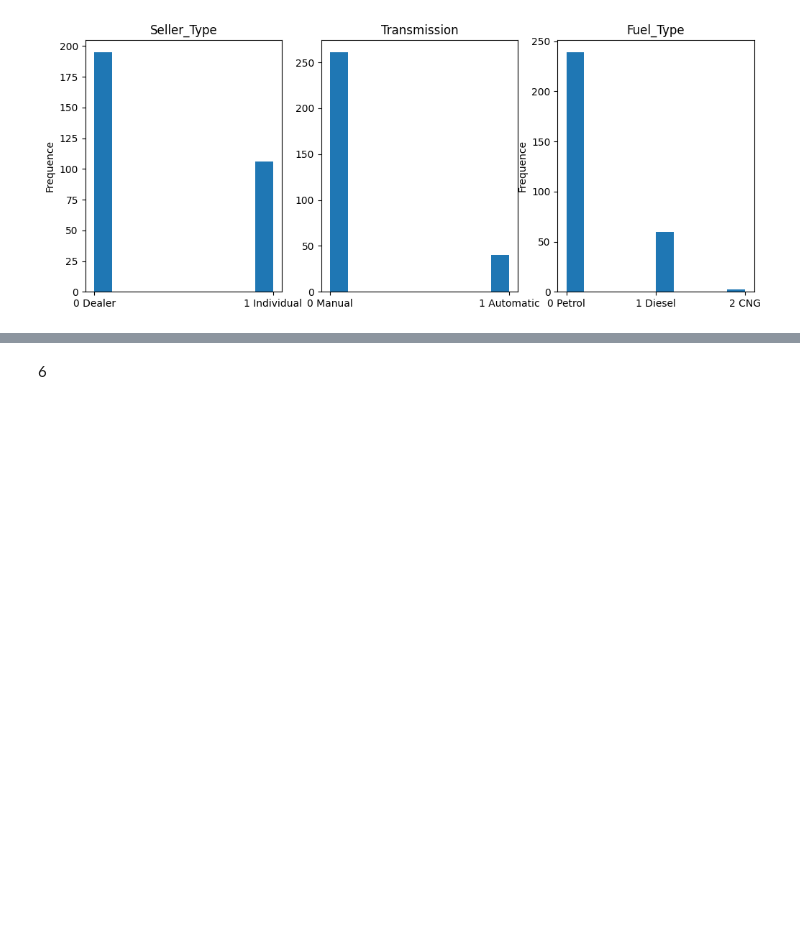
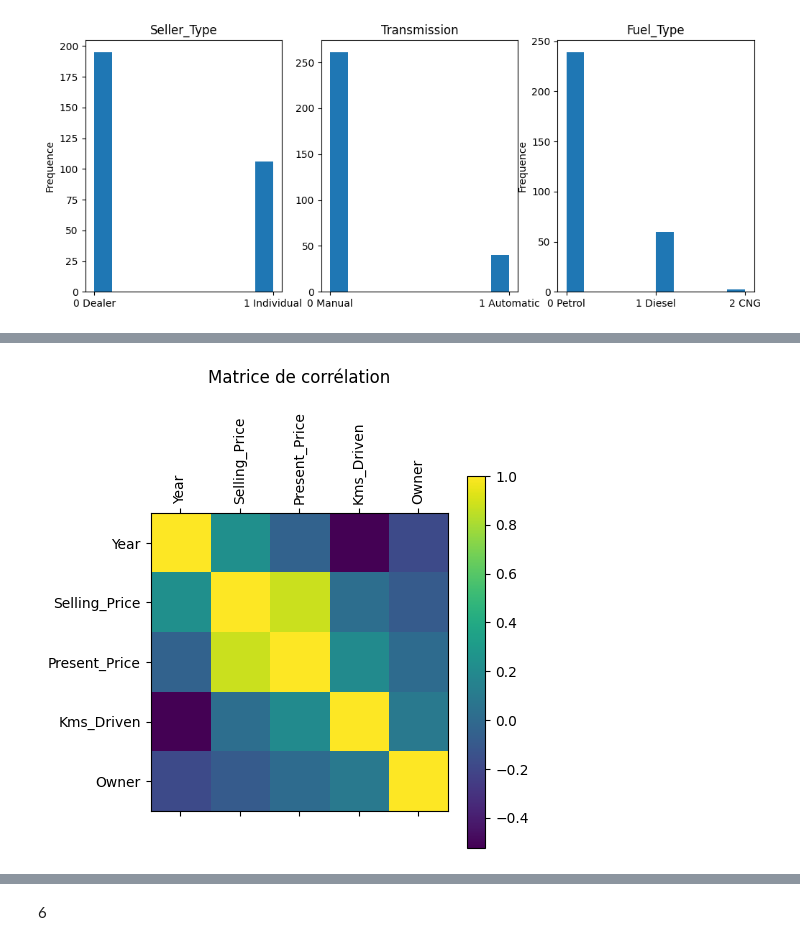
Before and after one commit to ilyes-chabab/new-car, a Jupyter notebook: analysis.ipynb, the cells around one changed output, grey strips where cells are left out. Saved outputs shown, nothing was run; the diff lists cells and outputs as text; code cells hidden in the pictures; blank space fills up the shorter version.

```diff
--- a/analysis.ipynb
+++ b/analysis.ipynb
@@ -93,0 +138,11 @@ plt.show()
+# %%
+corr = df.corr(numeric_only=True)
+
+plt.matshow(corr)
+plt.xticks(range(len(corr.columns)), corr.columns, rotation=90)
+plt.yticks(range(len(corr.columns)), corr.columns)
+plt.colorbar()
+plt.title("Matrice de corrélation", pad=20)
+plt.show()
+# %% [output]
+[figure, added]
```
Also changed, not shown: parts of 23 cells of this notebook, 2 other files.
